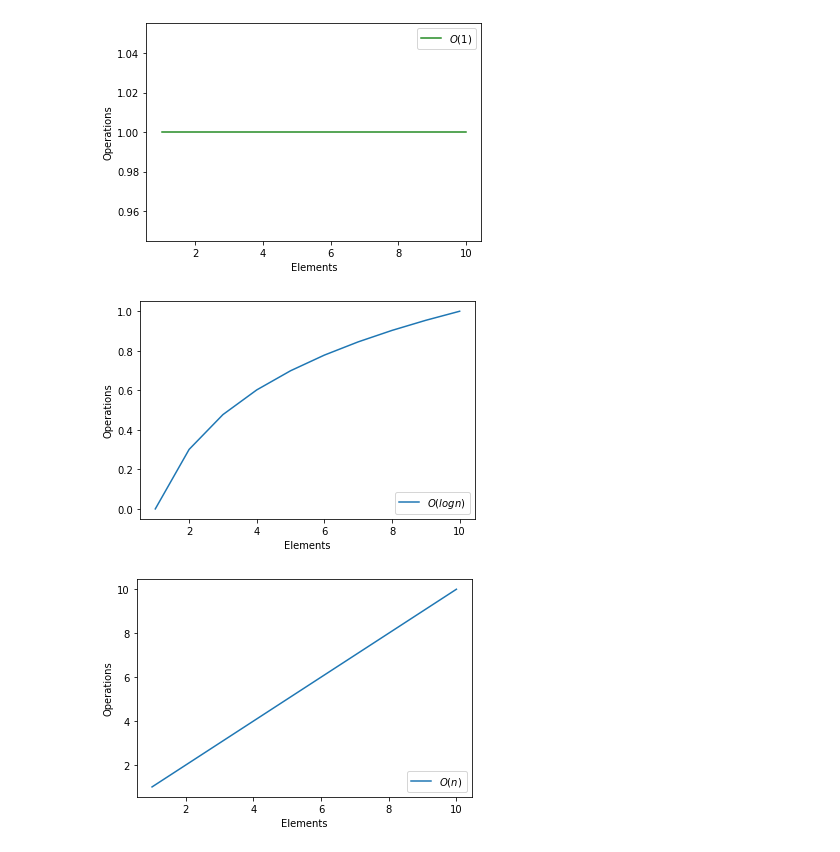
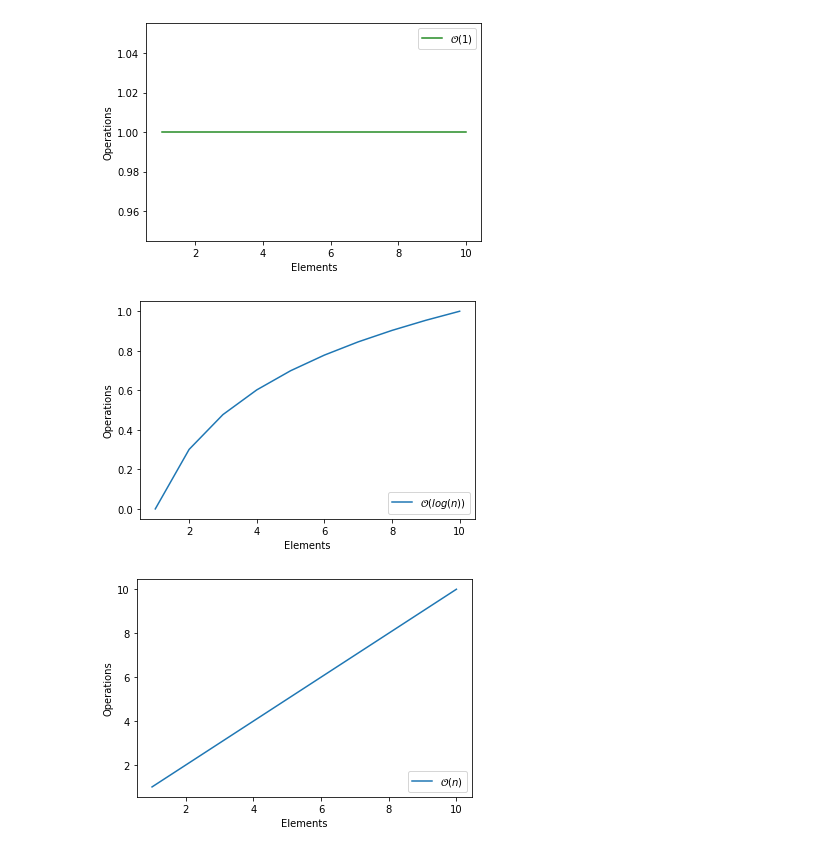
Before and after one commit to lukewbecker/numpy-pandas-visualization-exercises, a Jupyter notebook: big_o_notation.ipynb, the cells around one changed output. Cells and saved outputs as stored; diff of their text form; code cells hidden in the pictures.

```diff
--- a/big_o_notation.ipynb
+++ b/big_o_notation.ipynb
@@ -62,13 +62,13 @@ plt.show()
 # %%
 x2 = list(range(1, 11))
 y2 = [math.log10(n) for n in x2]
-plt.plot(x2, y2, label = "$O(log n)$")
+plt.plot(x2, y2, label = "$\mathcal{O}(log(n))$")
 plt.xlabel("Elements")
 plt.ylabel("Operations")
 plt.legend(loc = 4)
 plt.show()
 # %% [output]
-[figure, old version]
+[figure, new version]
 # %%
 x3 = list(range(1, 11))
 
```
Also changed, not shown: parts of 5 cells of this notebook, 1 other file.
